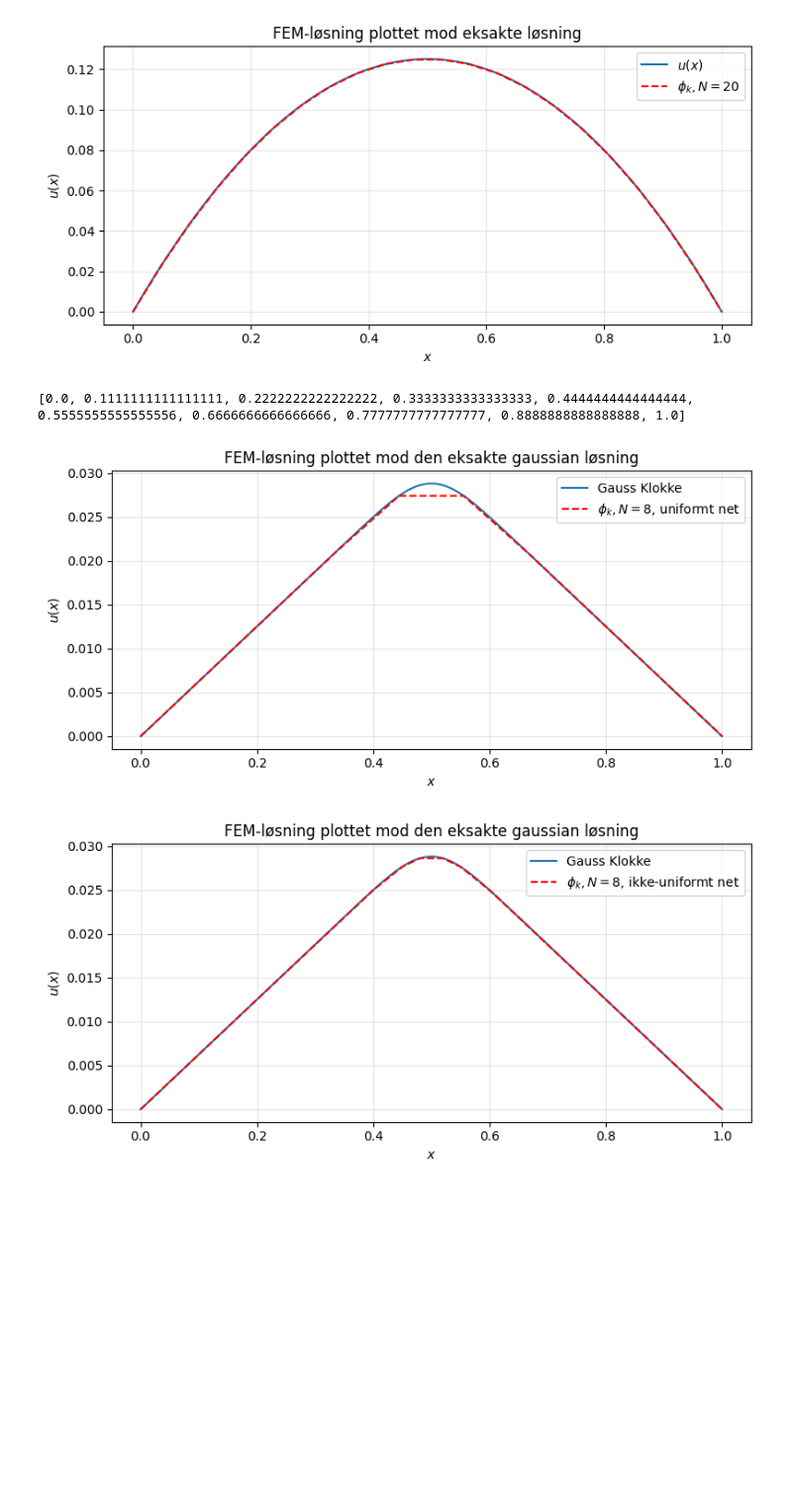
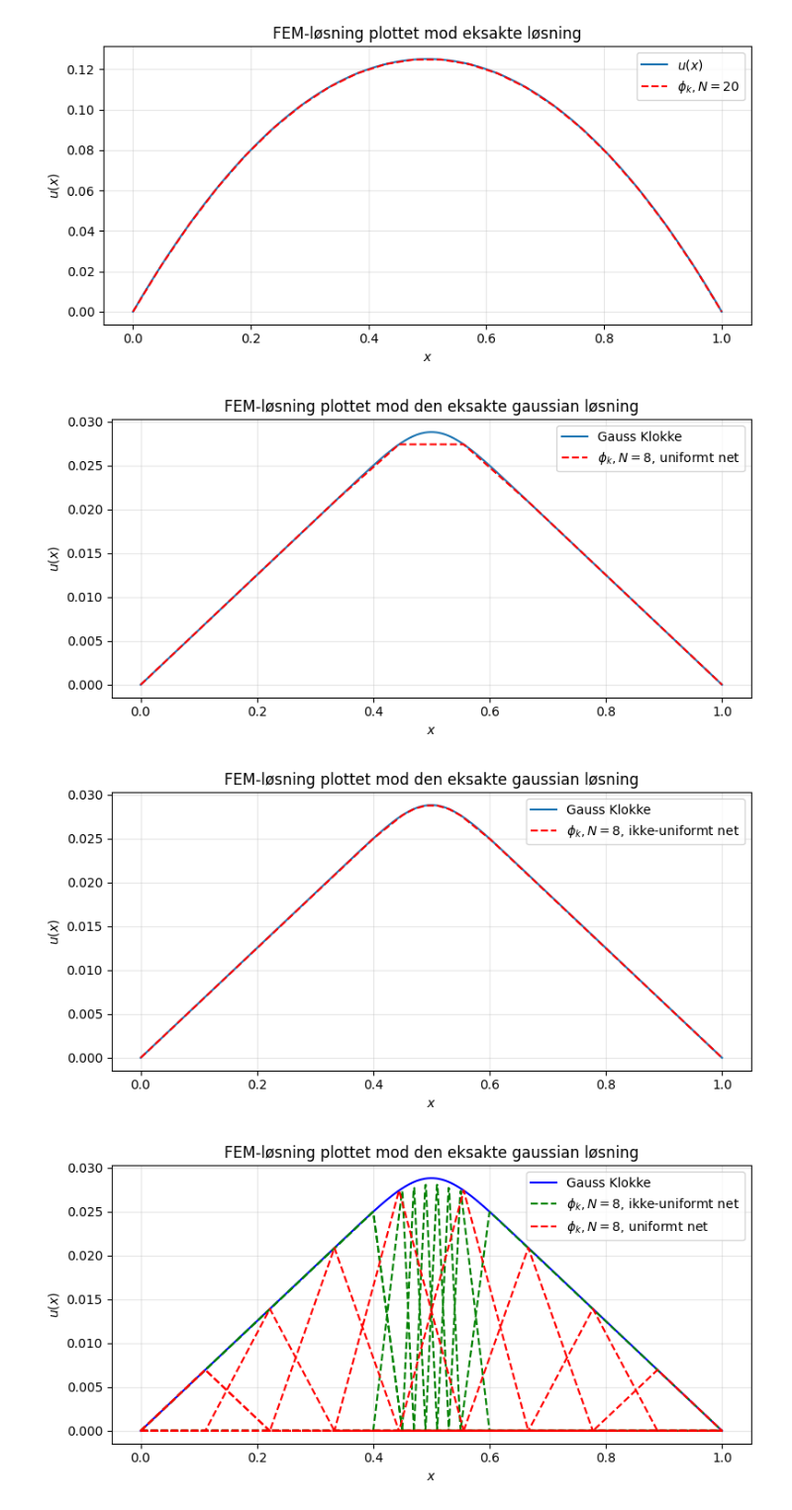
Before and after one commit to vivicodesacademically/Mat1b-projekt, a Jupyter notebook: Mixed_Code_Tasks.ipynb, the cells around one changed output. Shown at 99% size. Cells and saved outputs as stored; diff of their text form; code cells hidden in the pictures; blank space fills up the shorter version.

```diff
--- a/Mixed_Code_Tasks.ipynb
+++ b/Mixed_Code_Tasks.ipynb
@@ -55,6 +55,7 @@ x_plot = np.linspace(0, 1, 500)
 
 plt.figure(figsize=(8, 4))
 for k in range(1, N + 1):
+    h = 1.0 / (N + 1)
     x_k = k*h  # knudepunktets position
     x_pk = (k+1)*h
     x_mk = (k-1)*h
@@ -62,9 +63,6 @@ for k in range(1, N + 1):
         [(x_plot >= x_mk) & (x_plot < x_k), (x_plot < x_pk) & (x_plot >= x_k)],
         [lambda x: ((x-x_mk)/(x_k-x_mk)), lambda x: ((x_pk-x)/(x_pk-x_k)), 0])
         # formfunktionen phi_k
-    # 1. (x-h*(k-1))/(x_k-h*(k-1))
-    # 2. (h*(k+1)-x)/(h*(k+1)-x_k)
-    # 3. 0
 
     plt.plot(x_plot, phi_k, label=f'$\\phi_{k}$')
 
@@ -231,42 +221,79 @@ def u_exact_gaussian(x, sigma=0.05):
     )
 
 N = 8
-nodes = [ a*(1/(N+1)) for a in range(N+2) ] # Uniformt net
+nodes_bad = [ a*(1/(N+1)) for a in range(N+2) ] # Uniformt net
 #print(nodes)
 a_func = lambda x: 1
 p_func = lambda x: np.exp(-1*(x-0.5)**2/(2*0.05**2))
 
-K = assemble_K_general(nodes, a_func)  # saml stivhedsmatrixen
-p_vec = assemble_p_general(nodes, p_func)  # saml lastvektoren
-u = np.linalg.solve(K, p_vec)
+K = assemble_K_general(nodes_bad, a_func)  # saml stivhedsmatrixen
+p_vec = assemble_p_general(nodes_bad, p_func)  # saml lastvektoren
+u_bad = np.linalg.solve(K, p_vec)
 
 x_plot = np.linspace(0, 1, 1000)
 plt.figure(figsize=(8, 4))
 plt.xlabel('$x$')
 plt.ylabel('$u(x)$')
 plt.title(f'FEM-løsning plottet mod den eksakte gaussian løsning')
 plt.plot(x_plot, u_exact_gaussian(x_plot), label='Gauss Klokke')
-plt.plot(x_plot, FEM_y(x_plot, u, nodes),'r--', label=f'$\\phi_k, N={N}$, uniformt net')
+plt.plot(x_plot, FEM_y(x_plot, u_bad, nodes_bad),'r--', label=f'$\\phi_k, N={N}$, uniformt net')
 plt.legend()
 plt.grid(True, alpha=0.3)
 plt.tight_layout()
 plt.show()
 
-nodes = [0.0, 0.2, 0.4, 0.45, 0.48, 0.52, 0.55, 0.6, 0.8, 1.0]
-K = assemble_K_general(nodes, a_func)  # saml stivhedsmatrixen
-p_vec = assemble_p_general(nodes, p_func)  # saml lastvektoren
-u = np.linalg.solve(K, p_vec)
+#nodes_good = [0.0, 0.2, 0.4, 0.45, 0.48, 0.52, 0.55, 0.6, 0.8, 1.0]
+#nodes_good = [0.0, 0.4, 0.425, 0.45, 0.48, 0.52, 0.55, 0.575, 0.6, 1.0]
+nodes_good = [0.0, 0.4, 0.45, 0.47, 0.49, 0.51, 0.53, 0.55, 0.6, 1.0]
+
+K = assemble_K_general(nodes_good, a_func)  # saml stivhedsmatrixen
+p_vec = assemble_p_general(nodes_good, p_func)  # saml lastvektoren
+u_good = np.linalg.solve(K, p_vec)
 plt.figure(figsize=(8, 4))
 plt.xlabel('$x$')
 plt.ylabel('$u(x)$')
 plt.title(f'FEM-løsning plottet mod den eksakte gaussian løsning')
 plt.plot(x_plot, u_exact_gaussian(x_plot), label='Gauss Klokke')
-plt.plot(x_plot, FEM_y(x_plot, u, nodes),'r--', label=f'$\\phi_k, N={N}$, ikke-uniformt net')
+plt.plot(x_plot, FEM_y(x_plot, u_good, nodes_good),'r--', label=f'$\\phi_k, N={N}$, ikke-uniformt net')
 plt.legend()
 plt.grid(True, alpha=0.3)
 plt.tight_layout()
 plt.show()
+
+
+plt.figure(figsize=(8, 4))
+plt.xlabel('$x$')
+plt.ylabel('$u(x)$')
+plt.title(f'FEM-løsning plottet mod den eksakte gaussian løsning')
+plt.plot(x_plot, u_exact_gaussian(x_plot), 'b-', label='Gauss Klokke')
+for k in range(1, len(u_good) + 1):
+    x_k = nodes_good[k]  # knudepunktets position
+    x_pk = nodes_good[k+1]
+    x_mk = nodes_good[k-1]
+    phi_k = np.piecewise(x_plot,
+        [(x_plot >= x_mk) & (x_plot < x_k), (x_plot < x_pk) & (x_plot >= x_k)],
+        [lambda x: ((x-x_mk)/(x_k-x_mk)), lambda x: ((x_pk-x)/(x_pk-x_k)), 0])
+        # formfunktionen phi_k
+    if k == 1:
+        plt.plot(x_plot, u_good[k-1]*phi_k, 'g--', label=f'$\\phi_k, N=8$, ikke-uniformt net')
+    plt.plot(x_plot, u_good[k-1]*phi_k, 'g--')
+
+for k in range(1, len(u_bad) + 1):
+    x_k = nodes_bad[k]  # knudepunktets position
+    x_pk = nodes_bad[k+1]
+    x_mk = nodes_bad[k-1]
+    phi_k = np.piecewise(x_plot,
+        [(x_plot >= x_mk) & (x_plot < x_k), (x_plot < x_pk) & (x_plot >= x_k)],
+        [lambda x: ((x-x_mk)/(x_k-x_mk)), lambda x: ((x_pk-x)/(x_pk-x_k)), 0])
+        # formfunktionen phi_k
+    if k == 1:
+        plt.plot(x_plot, u_bad[k-1]*phi_k, 'r--', label=f'$\\phi_k, N=8$, uniformt net')
+    plt.plot(x_plot, u_bad[k-1]*phi_k, 'r--')
+plt.legend()
+plt.grid(True, alpha=0.3)
+plt.tight_layout()
+plt.show()
 # %% [output]
-[0.0, 0.1111111111111111, 0.2222222222222222, 0.3333333333333333, 0.4444444444444444, 0.5555555555555556, 0.6666666666666666, 0.7777777777777777, 0.8888888888888888, 1.0]
 [figure]
 [figure]
+[figure, added]
```
Also changed, not shown: parts of 2 cells of this notebook.
